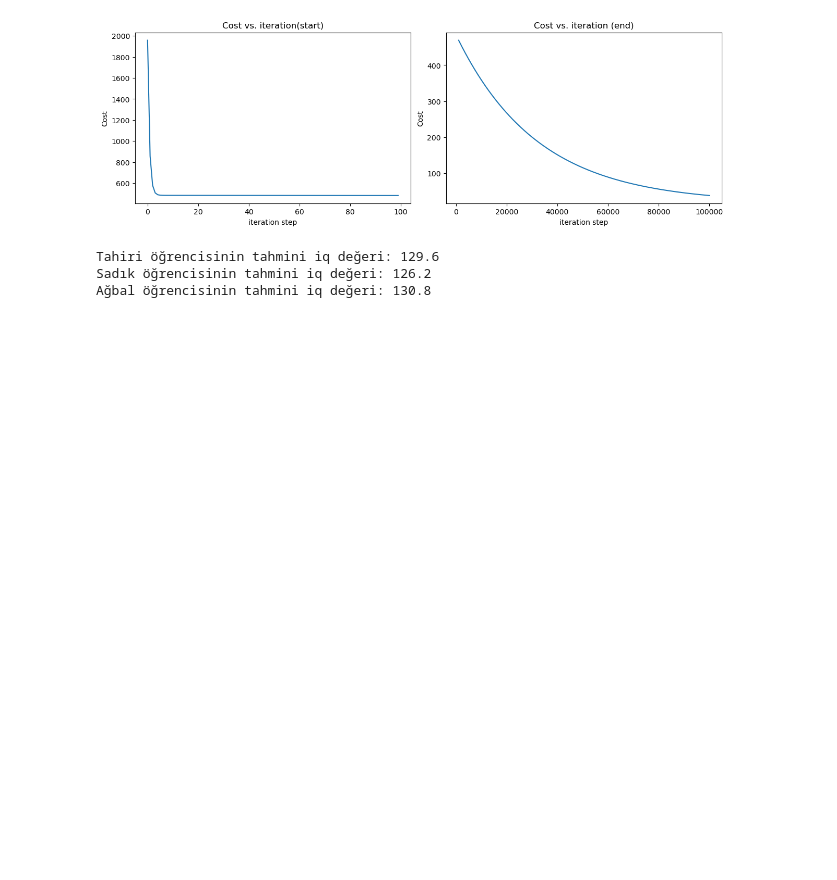
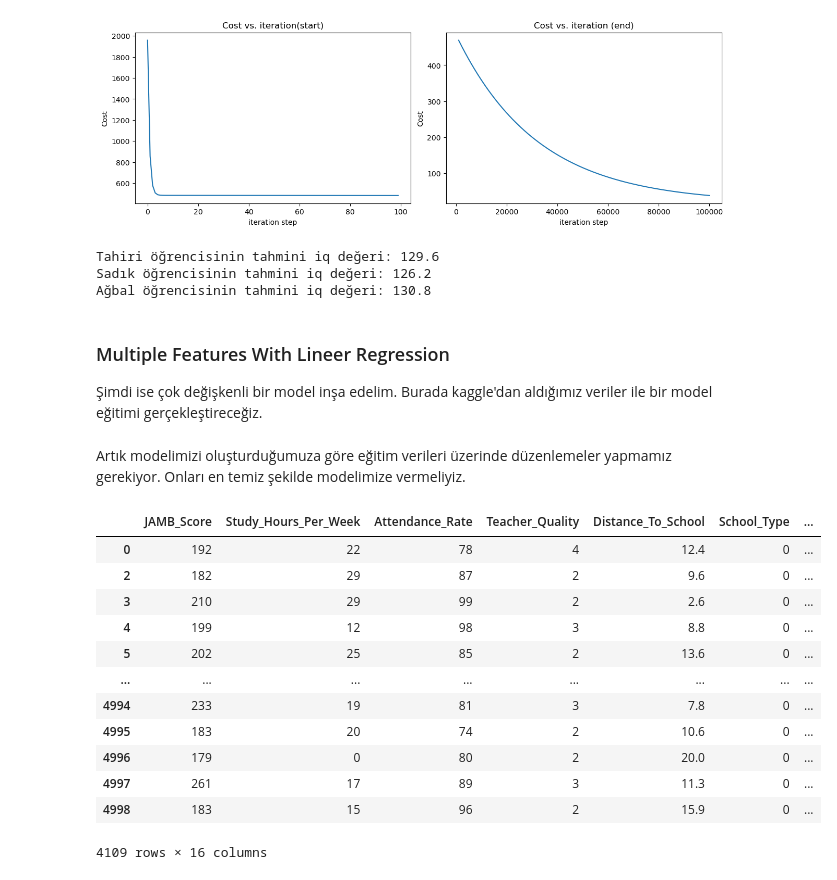
Before and after one commit to Tahir1072a/Phyton_Dersleri, a Jupyter notebook: 001_LinearRegression.ipynb, the cells around one changed output. Cells and saved outputs as stored; diff of their text form; code cells hidden in the pictures; blank space fills up the shorter version.

```diff
--- a/001_LinearRegression.ipynb
+++ b/001_LinearRegression.ipynb
@@ -129,3 +134,6 @@ print(f"Ağbal öğrencisinin tahmini iq değeri: {w_final * 100.0 + b_final:0.1
 Tahiri öğrencisinin tahmini iq değeri: 129.6
 Sadık öğrencisinin tahmini iq değeri: 126.2
 Ağbal öğrencisinin tahmini iq değeri: 130.8
+# %% [markdown]
+### Multiple Features With Lineer Regression
+Şimdi ise çok değişkenli bir model inşa edelim. Burada kaggle'dan aldığımız veriler ile bir model eğitimi gerçekleştireceğiz.
@@ -131,0 +202,32 @@ Ağbal öğrencisinin tahmini iq değeri: 130.8
+# %% [markdown]
+Artık modelimizi oluşturduğumuza göre eğitim verileri üzerinde düzenlemeler yapmamız gerekiyor. Onları en temiz şekilde modelimize vermeliyiz.
+# %%
+data_frame = pd.read_csv("jamb_exam_results.csv")
+data_frame.drop(columns=["Student_ID"], inplace=True)
+data_frame.dropna(axis=0, how='any', inplace=True)
+data_frame.replace({
+    "Gender": {"Male": 1, "Female": 0},
+    "Parent_Education_Level": {"Primary": 0, "Secondary": 1, "Tertiary": 2},
+    "Parent_Involvement": {"Low": 0, "Medium": 1, "High": 2},
+    "Access_To_Learning_Materials": {"Yes": 1, "No": 0},
+    "IT_Knowledge": {"Low": 0, "Medium": 1, "High": 2},
+    "Socioeconomic_Status": {"Low": 0, "Medium": 1, "High": 2},
+    "Extra_Tutorials": {"Yes": 1, "No": 0},
+    "School_Type": {"Public": 0, "Private": 1},
+    "School_Location": {"Urban": 0, "Rural": 1}
+}, inplace=True)
+data_frame
+# %% [output]
+|  | JAMB_Score | Study_Hours_Per_Week | Attendance_Rate | Teacher_Quality | Distance_To_School | School_Type | ... |
+| 0 | 192 | 22 | 78 | 4 | 12.4 | 0 | ... |
+| 2 | 182 | 29 | 87 | 2 | 9.6 | 0 | ... |
+| 3 | 210 | 29 | 99 | 2 | 2.6 | 0 | ... |
+| 4 | 199 | 12 | 98 | 3 | 8.8 | 0 | ... |
+| 5 | 202 | 25 | 85 | 2 | 13.6 | 0 | ... |
+| ... | ... | ... | ... | ... | ... | ... | ... |
+| 4994 | 233 | 19 | 81 | 3 | 7.8 | 0 | ... |
+| 4995 | 183 | 20 | 74 | 2 | 10.6 | 0 | ... |
+| 4996 | 179 | 0 | 80 | 2 | 20.0 | 0 | ... |
+| 4997 | 261 | 17 | 89 | 3 | 11.3 | 0 | ... |
+| 4998 | 183 | 15 | 96 | 2 | 15.9 | 0 | ... |
+4109 rows × 16 columns
```
Also changed, not shown: parts of 12 cells of this notebook, 2 other files.
